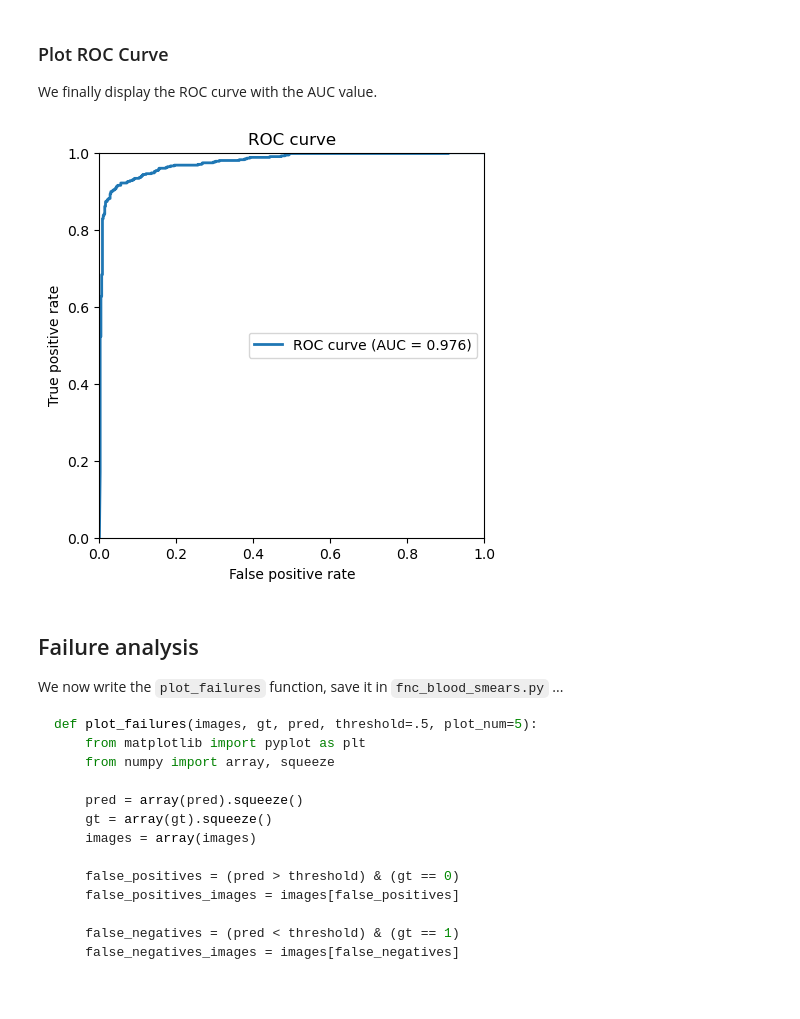
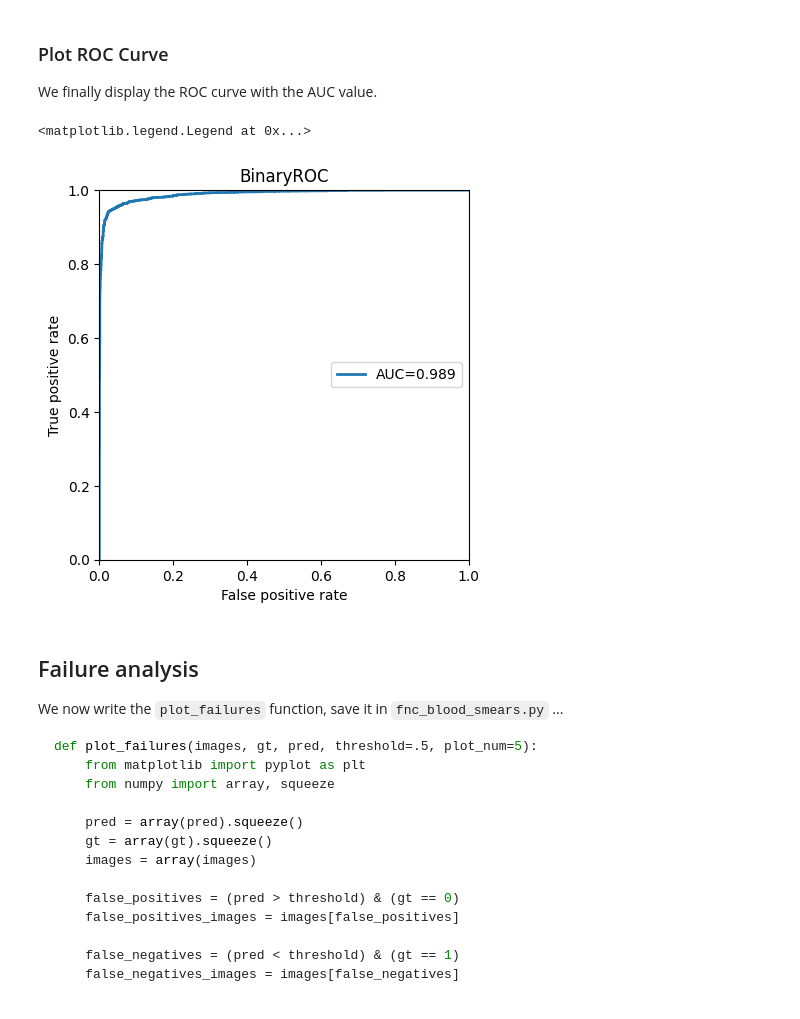
Before and after one commit to DeepTrackAI/DeepLearningCrashCourse, a Jupyter notebook: Ch03_CNN/Ex03B/blood_smears.ipynb, the cells around one changed output. Cells and saved outputs as stored; diff of their text form; code cells hidden in the pictures.

```diff
--- a/Ch03_CNN/Ex03B/blood_smears.ipynb
+++ b/Ch03_CNN/Ex03B/blood_smears.ipynb
@@ -365,10 +343,21 @@ testBinaryAccuracy_epoch    0.9279999732971191
 ### Plot ROC Curve
 
 We finally display the ROC curve with the AUC value.
-# %%
-images, gt, pred, _ = plot_roc(classifier=cnn_classifier, dataset=test)
-# %% [output]
-[figure, removed]
+# %%
+roc_cnn = tm.ROC(task="binary")
+
+for x, y in test_loader:
+    roc_cnn.update( cnn_classifier(x), y.long())
+
+fig, ax = roc_cnn.plot(score = True)
+ax.grid(False)
+ax.axis("square")
+ax.set_xlim(0, 1)
+ax.set_ylim(0, 1)
+ax.legend(loc = 'center right')
+# %% [output]
+<matplotlib.legend.Legend at 0x...>
+[figure, added]
 # %% [markdown]
 ## Failure analysis
 
```
Also changed, not shown: parts of 19 cells of this notebook, 1 other file.
